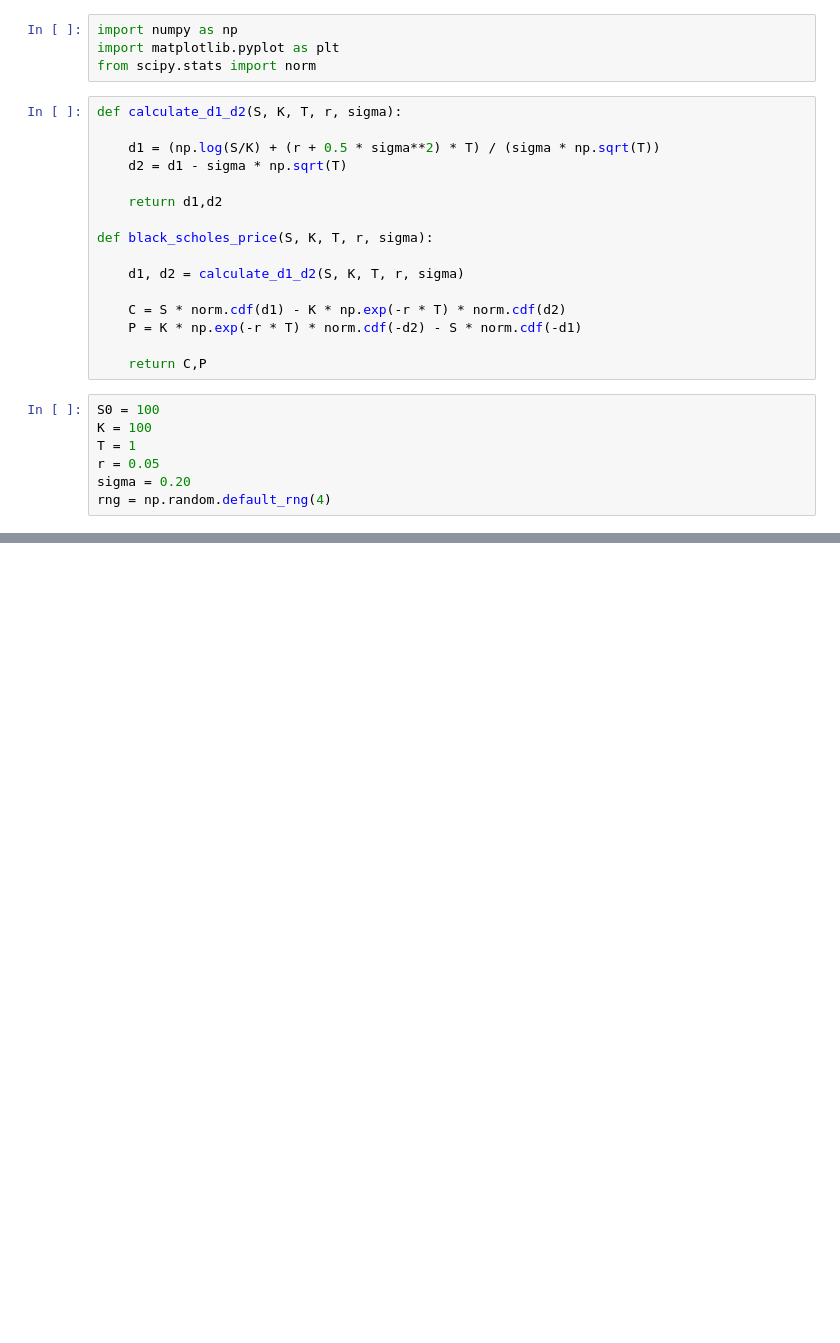
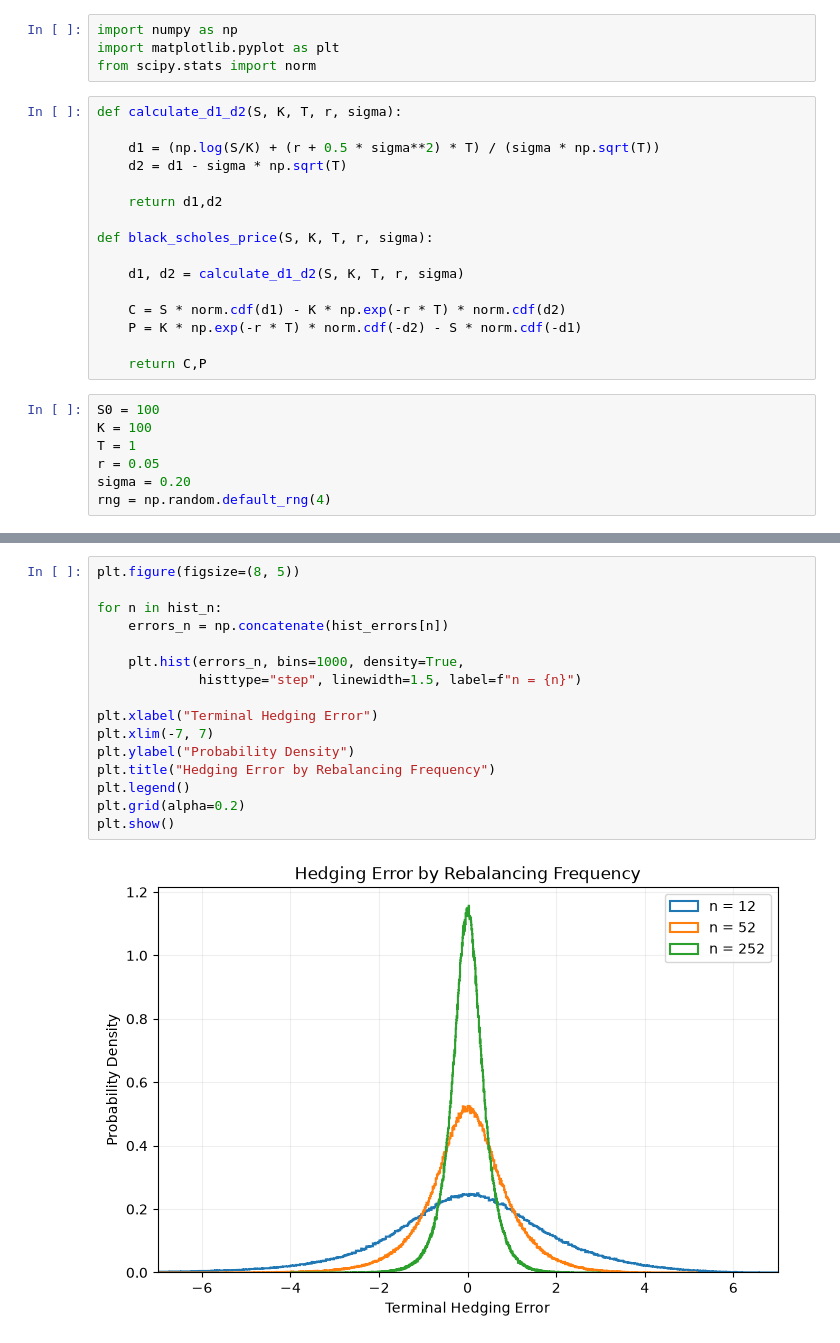
Before and after one commit to adeeb-sarfraz/delta_hedging_options_pricing, a Jupyter notebook: notebooks/05_dynamic_delta_hedging/02_rebalancing_frequency.ipynb, the cells around one changed output, grey strips where cells are left out. Saved outputs shown, nothing was run; the diff lists cells and outputs as text; blank space fills up the shorter version.

```diff
--- a/notebooks/05_dynamic_delta_hedging/02_rebalancing_frequency.ipynb
+++ b/notebooks/05_dynamic_delta_hedging/02_rebalancing_frequency.ipynb
@@ -167,0 +105,18 @@ n = 1000 | Mean = -0.000524 | RMSE = 0.218785
+# %%
+plt.figure(figsize=(8, 5))
+
+for n in hist_n:
+    errors_n = np.concatenate(hist_errors[n])
+
+    plt.hist(errors_n, bins=1000, density=True,
+             histtype="step", linewidth=1.5, label=f"n = {n}")
+
+plt.xlabel("Terminal Hedging Error")
+plt.xlim(-7, 7)
+plt.ylabel("Probability Density")
+plt.title("Hedging Error by Rebalancing Frequency")
+plt.legend()
+plt.grid(alpha=0.2)
+plt.show()
+# %% [output]
+[figure, added]
```
Also changed, not shown: parts of 8 cells of this notebook.
